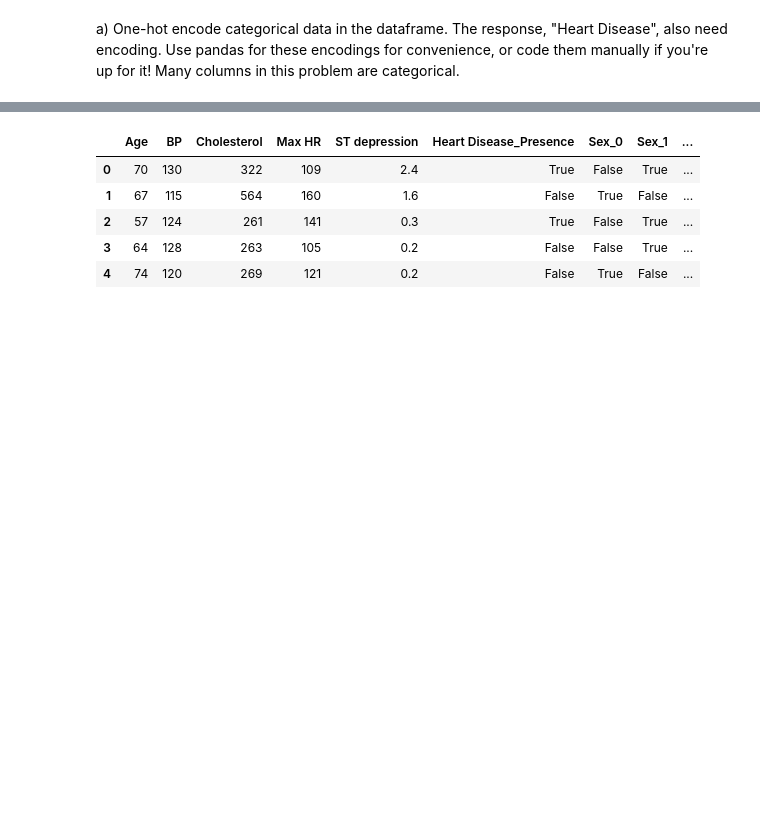
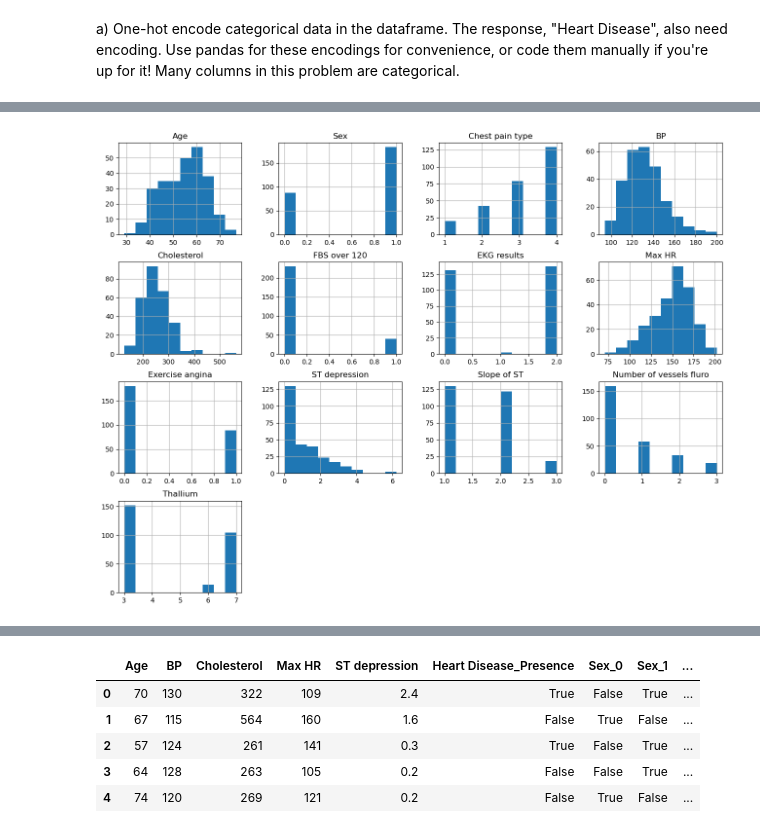
Before and after one commit to pr0fez/AI25-Statistiska-metoder, a Jupyter notebook: Exercises/P6-Estimation-MLE_solution.ipynb, the cells around one changed output, grey strips where cells are left out. Drawn from its saved outputs; the diff is of its cells as text; code cells hidden in the pictures; blank space fills up the shorter version.

```diff
--- a/Exercises/P6-Estimation-MLE_solution.ipynb
+++ b/Exercises/P6-Estimation-MLE_solution.ipynb
@@ -28,0 +70,4 @@ a) One-hot encode categorical data in the dataframe. The response, "Heart Diseas
+# %%
+df.hist(figsize=(16,12));
+# %% [output]
+[figure, added]
```
Also changed, not shown: parts of 8 cells of this notebook, 2 other files.
